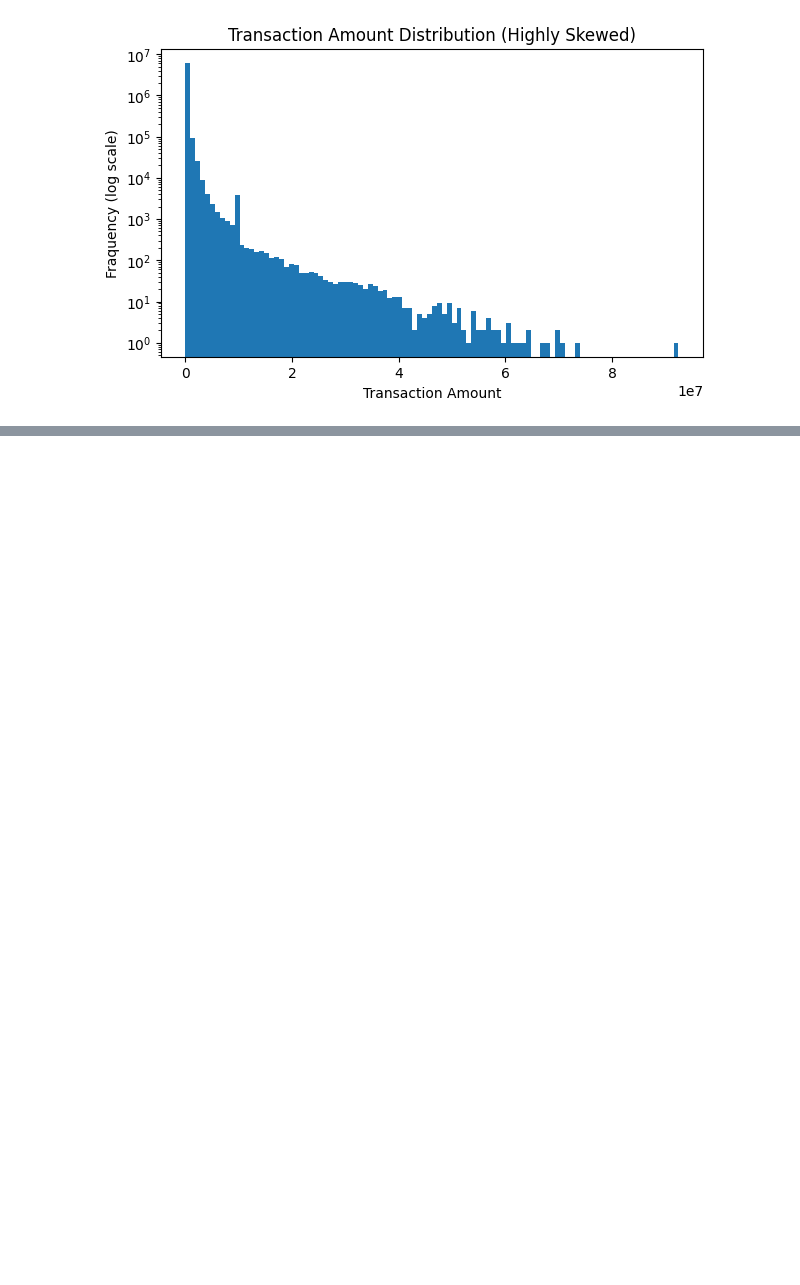
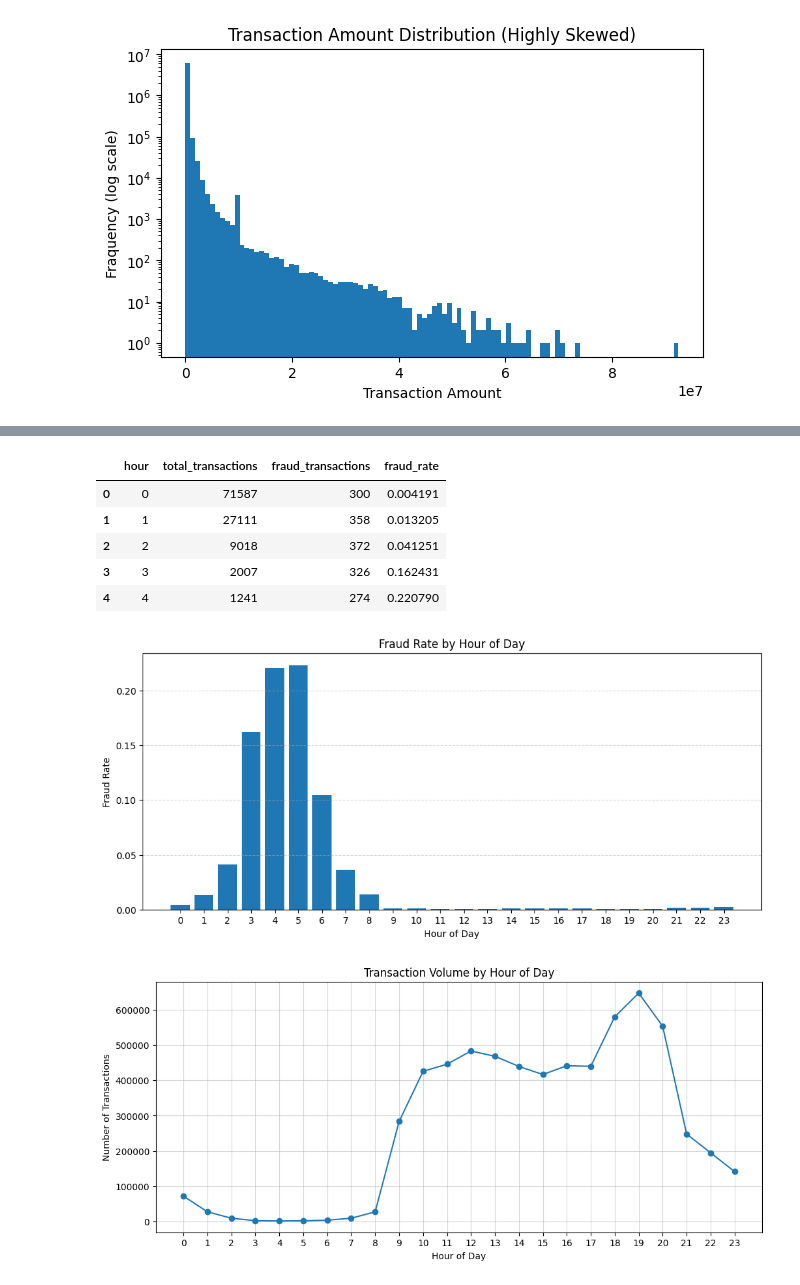
Before and after one commit to codebyyashvi/Bank_Fraud_Detection, a Jupyter notebook: Analysis.ipynb, the cells around one changed output, grey strips where cells are left out. Drawn from its saved outputs; the diff is of its cells as text; code cells hidden in the pictures; blank space fills up the shorter version.

```diff
--- a/Analysis.ipynb
+++ b/Analysis.ipynb
@@ -119,0 +164,71 @@ plt.show()
+# %%
+# Time-based Overview
+
+df['hour'] = df['step']%24
+
+# Aggregate hourly statistics
+
+hourly_stats = (
+    df.groupby('hour')
+        .agg(
+            total_transactions=('isFraud', 'count'),
+            fraud_transactions=('isFraud', 'sum'),
+            fraud_rate=('isFraud', 'mean')
+        )
+        .reset_index()
+)
+
+display(hourly_stats.head())
+
+# fraud rate by hour
+
+plt.figure(figsize=(12,5))
+plt.bar(hourly_stats['hour'], hourly_stats['fraud_rate'])
+plt.xlabel('Hour of Day')
+plt.ylabel('Fraud Rate')
+plt.title('Fraud Rate by Hour of Day')
+plt.xticks(range(0, 24))
+plt.grid(axis='y', linestyle='--', alpha=0.5)
+plt.show()
+
+# transaction volume by hour
+
+plt.figure(figsize=(12,5))
+plt.plot(hourly_stats['hour'], hourly_stats['total_transactions'], marker='o')
+plt.xlabel('Hour of Day')
+plt.ylabel('Number of Transactions')
+plt.title('Transaction Volume by Hour of Day')
+plt.xticks(range(0,24))
+plt.grid(alpha=0.5)
+plt.show()
+
+# Day vs Night Fraud comparison
+plt.figure(figsize=(6,6))
+
+df['is_night'] = df['hour'].isin([0,1,2,3,4,5,22,23]).astype(int)
+
+day_night_fraud = (
+    df.groupby('is_night')['isFraud']
+        .mean() # average fraud rate
+        .rename({0: 'Day', 1: 'Night'})
+)
+
+day_night_fraud.plot(
+    kind='pie',
+    autopct='%1.2f%%',
+    startangle=90,
+    legend=False
+)
+
+plt.ylabel('')
+plt.title('Fraud Rate: Day vs Night')
+plt.show()
+# %% [output]
+|  | hour | total_transactions | fraud_transactions | fraud_rate |
+| 0 | 0 | 71587 | 300 | 0.004191 |
+| 1 | 1 | 27111 | 358 | 0.013205 |
+| 2 | 2 | 9018 | 372 | 0.041251 |
+| 3 | 3 | 2007 | 326 | 0.162431 |
+| 4 | 4 | 1241 | 274 | 0.220790 |
+[figure, added]
+[figure, added]
```
Also changed, not shown: parts of 6 cells of this notebook.
